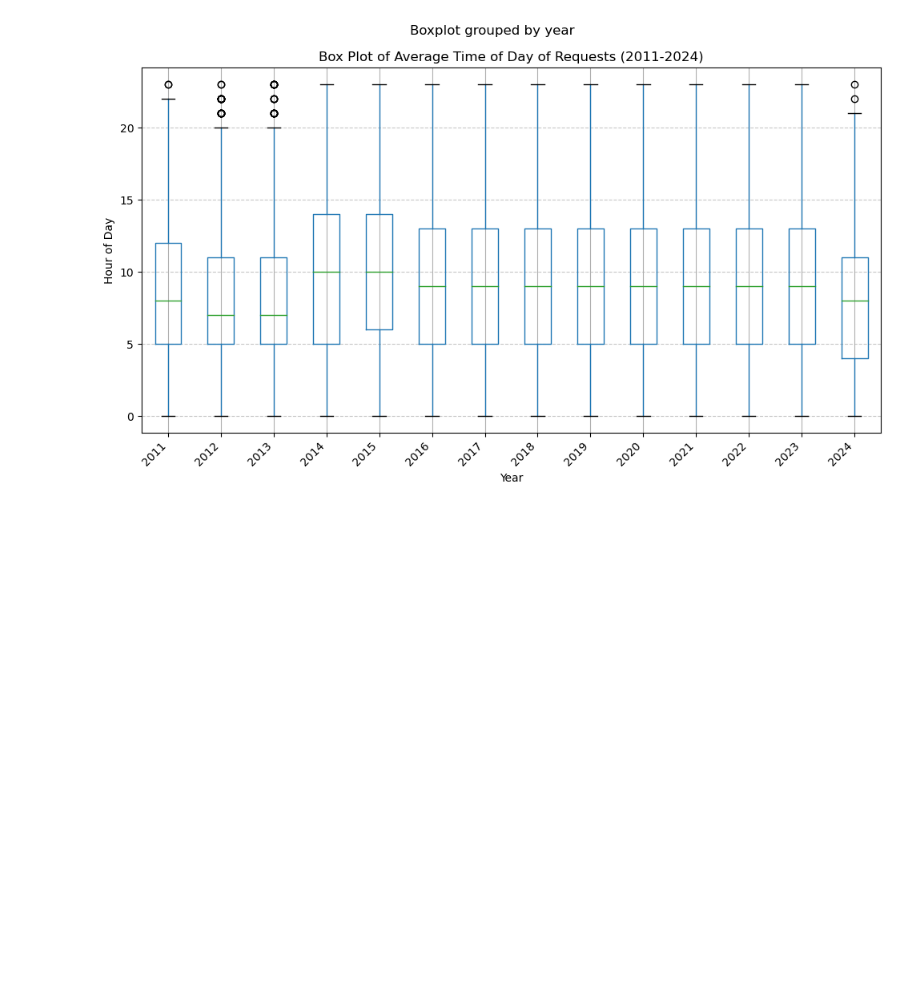
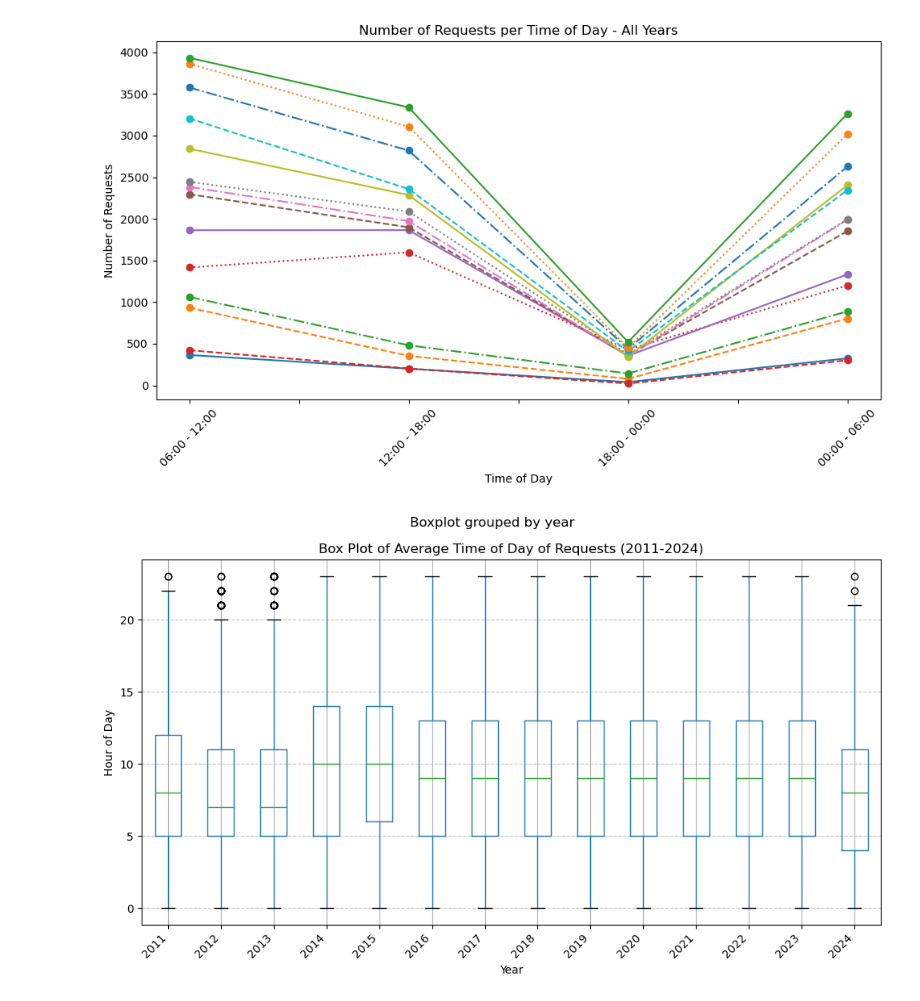
Before and after one commit to BU-Spark/ds-boston-311-animal-reports, a Jupyter notebook: sp24-team-c/data/season_graphs.ipynb, the cells around one changed output. Cells and saved outputs as stored; diff of their text form; code cells hidden in the pictures; blank space fills up the shorter version.

Commit message:
finalizing graphs for init report

```diff
--- a/sp24-team-c/data/season_graphs.ipynb
+++ b/sp24-team-c/data/season_graphs.ipynb
@@ -12,5 +12,15 @@ df = pd.read_csv(file_path, low_memory=False)
 column_names_list = df.columns.tolist()
 print(column_names_list)
 df.head(1)
+
+def get_time_of_day(hour):
+    if 6 <= hour < 12:
+        return '06:00 - 12:00'
+    elif 12 <= hour < 18:
+        return '12:00 - 18:00'
+    elif 18 <= hour < 24:
+        return '18:00 - 00:00'
+    else:
+        return '00:00 - 06:00'
 # %% [output]
 ['_id', 'case_enquiry_id', 'open_dt', 'sla_target_dt', 'closed_dt', 'on_time', 'case_status', 'closure_reason', 'case_title', 'subject', 'reason', 'type', 'queue', 'department', 'submitted_photo', 'cl ...
@@ -21,6 +28,7 @@ df.head(1)
 import matplotlib.pyplot as plt
 import pandas as pd
 
+# Assuming df is already defined
 
 # Convert the 'open_dt' column to datetime type
 df['open_dt'] = pd.to_datetime(df['open_dt'])
@@ -28,64 +36,80 @@ df['open_dt'] = pd.to_datetime(df['open_dt'])
 # Extract the year from the 'open_dt' column
 df['year'] = df['open_dt'].dt.year
 
-# Define a function to map hours to time of day
-def get_time_of_day(hour):
-    if 6 <= hour < 12:
-        return 'Morning (6 AM to 12 PM)'
-    elif 12 <= hour < 18:
-        return 'Noon (12 PM to 6 PM)'
-    elif 18 <= hour < 24:
-        return 'Night (6 PM to 12 AM)'
-    else:
-        return 'Late Night (12 AM to 6 AM)'
+# Create a new column 'time_of_day' based on the 'open_dt' column
+df['time_of_day'] = df['open_dt'].dt.hour.apply(get_time_of_day)
+
+# Create lists to store time of day counts for each year
+all_years_counts = []
+
+# Create a list to store legend labels
+legend_labels = []
 
 # Loop through each year and save the corresponding plot
 for year in range(2011, 2025):
     # Filter data for the current year
     year_data = df[df['year'] == year]
 
     # Bucket count of requests based on the time of day
     time_of_day_counts = year_data['time_of_day'].value_counts()
 
     # Reorder the index to match the desired order
-    time_of_day_counts = time_of_day_counts.reindex(['Morning (6 AM to 12 PM)', 'Noon (12 PM to 6 PM)', 'Night (6 PM to 12 AM)', 'Late Night (12 AM to 6 AM)'])
+    time_of_day_counts = time_of_day_counts.reindex([
+        '06:00 - 12:00',  # Morning (6 AM to 12 PM)
+        '12:00 - 18:00',  # Noon (12 PM to 6 PM)
+        '18:00 - 00:00',  # Night (6 PM to 12 AM)
+        '00:00 - 06:00'   # Late Night (12 AM to 6 AM)
+    ])
 
-    # Calculate percentages
-    total_requests = time_of_day_counts.sum()
-    percentages = (time_of_day_counts / total_requests) * 100
+    all_years_counts.append(time_of_day_counts)
+    legend_labels.append(str(year))
 
     # Plot the time of day counts for the current year and trends
     fig, ax = plt.subplots(figsize=(10, 6))
-    time_of_day_counts.plot(kind='bar', ax=ax, color='blue', label=str(year))
-
-    # Add trend from the year before
-    if year - 1 in df['year'].unique():
-        year_before_data = df[df['year'] == year - 1]
-        time_of_day_counts_before = year_before_data['time_of_day'].value_counts()
-        time_of_day_counts_before = time_of_day_counts_before.reindex(['Morning (6 AM to 12 PM)', 'Noon (12 PM to 6 PM)', 'Night (6 PM to 12 AM)', 'Late Night (12 AM to 6 AM)'])
-        time_of_day_counts_before.plot(kind='bar', ax=ax, color='none', hatch='//', edgecolor='lightblue', label=str(year - 1) + ' (Year Before)')
-
-    # Add trend from the year after
-    if year + 1 in df['year'].unique():
-        year_after_data = df[df['year'] == year + 1]
-        time_of_day_counts_after = year_after_data['time_of_day'].value_counts()
-        time_of_day_counts_after = time_of_day_counts_after.reindex(['Morning (6 AM to 12 PM)', 'Noon (12 PM to 6 PM)', 'Night (6 PM to 12 AM)', 'Late Night (12 AM to 6 AM)'])
-        time_of_day_counts_after.plot(kind='bar', ax=ax, color='none', hatch='\\\\', edgecolor='lightcoral', label=str(year + 1) + ' (Year After)')
+    time_of_day_counts.plot(kind='line', marker='o', ax=ax, color='green', label=str(year))
 
     ax.set_title(f'Time of Day Counts of Requests - {year}')
     ax.set_xlabel('Time of Day')
     ax.set_ylabel('Number of Requests')
     ax.tick_params(axis='x', rotation=45)
     ax.grid(False)  # Remove grid lines
     ax.legend()
 
-    # Annotate bars with percentages
+    # Annotate points with the exact count
     for i, v in enumerate(time_of_day_counts):
-        ax.text(i, v + 0.5, f'{percentages[i]:.1f}%', ha='center')
+        ax.text(i, v + 0.5, f'{v}', ha='center')
 
     plt.tight_layout()
     plt.savefig(f'countPerTimeOfDay_{year}.png')  # Save the graph as an image
     plt.close()  # Close the current plot to free up resources
+
+# Plot all years' counts at the bottom
+fig, ax = plt.subplots(figsize=(10, 6))
+
+# Plot each year's counts
+line_styles = ['-', '--', '-.', ':']  # Add more styles as needed
+for i, year_counts in enumerate(all_years_counts):
+    linestyle = line_styles[i % len(line_styles)]  # Cycle through styles
+    year_counts.plot(kind='line', marker='o', ax=ax, linestyle=linestyle, label=f'{2011 + i}')
+
+ax.set_title('Number of Requests per Time of Day - All Years')
+ax.set_xlabel('Time of Day')
+ax.set_ylabel('Number of Requests')
+ax.tick_params(axis='x', rotation=45)
+ax.grid(False)  # Remove grid lines
+
+# # Place the legend above the graph
+# ax.legend(loc='center left', bbox_to_anchor=(1.5, 1.15), fancybox=True, ncol=3)
+
+# Adjust the right margin to avoid squishing
+plt.subplots_adjust(right=0.8)
+
+# Display the final plot
+plt.tight_layout()
+plt.savefig('countPerTimeOfDay_AllYears.png')  # Save the graph as an image
+plt.show()
+# %% [output]
+[figure, added]
 # %%
 import matplotlib.pyplot as plt
 import pandas as pd
```
Also changed, not shown: parts of 2 cells of this notebook, 32 other files.
